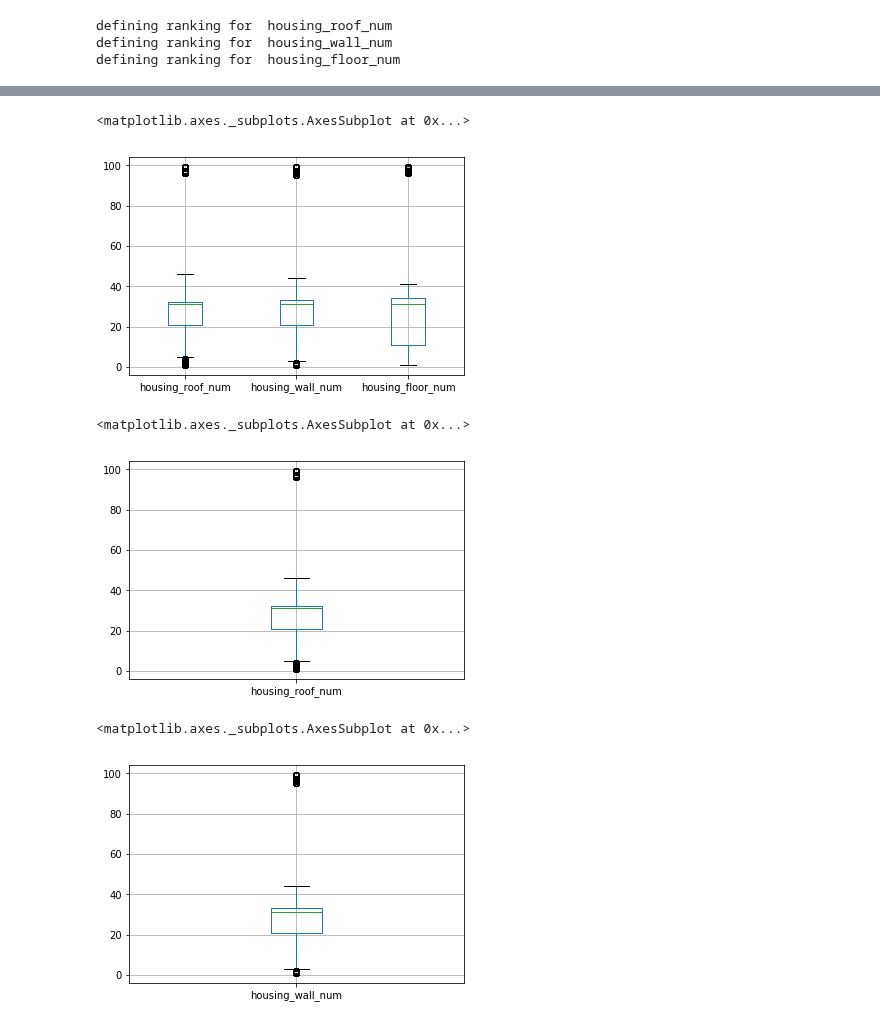
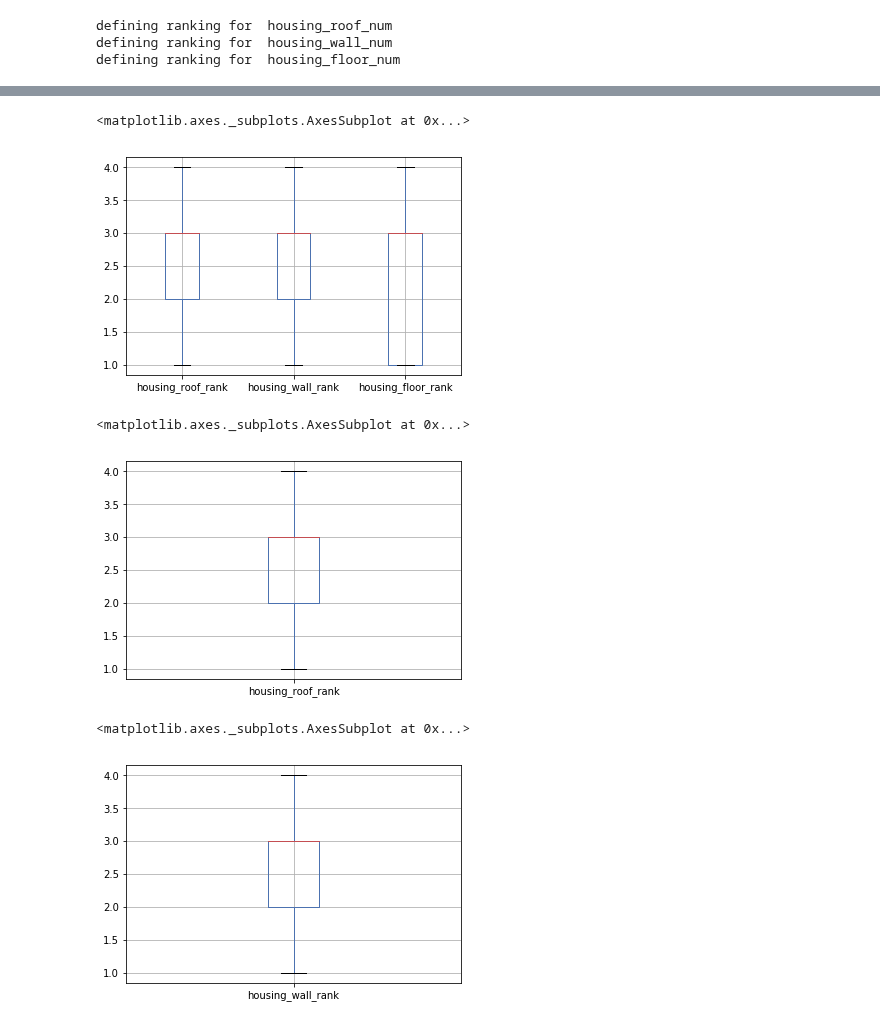
Before and after one commit to rfcai/hpc-housing-quality, a Jupyter notebook: hp_classify/visualization.ipynb, the cells around one changed output, grey strips where cells are left out. Saved outputs shown, nothing was run; the diff lists cells and outputs as text; code cells hidden in the pictures.

```diff
--- a/hp_classify/visualization.ipynb
+++ b/hp_classify/visualization.ipynb
@@ -21,5 +21,5 @@ data clean!
 # %%
 df_clean = prep.remove_garbage_codes(df,
                                      ['housing_roof', 'housing_wall', 'housing_floor'],
-                                     ['nan', 'other', 'not a dejure resident', 'not dejure resident'])
+                                     ['nan', 'other', 'not a dejure resident', 'not dejure resident','NaN'])
 # %% [output]
@@ -36,5 +36,5 @@ defining ranking for  housing_floor_num
 # %%
 df_clean = prep.remove_garbage_codes(df_clean,
                                      ['housing_roof_rank', 'housing_wall_rank', 'housing_floor_rank'],
-                                     ['4', '5', '6', '7', '8', '9', 'n'])
+                                     ['4', '5', '6', '7', '8', '9', 'n','nan'])
 # %% [output]
@@ -105,5 +45,5 @@ print(df)
 # %%
 #change the varibale type from object to float
-df_clean['housing_roof_num'] = pd.to_numeric(df['housing_roof_num'].str.replace(' ', ' '),errors = 'force')
-df_clean['housing_wall_num'] = pd.to_numeric(df['housing_wall_num'].str.replace(' ', ' '),errors = 'force')
-df_clean['housing_floor_num'] = pd.to_numeric(df['housing_floor_num'].str.replace(' ', ' '),errors = 'force')
+df_clean['housing_roof_rank'] = pd.to_numeric(df_clean['housing_roof_rank'].str.replace(' ', ' '),errors = 'force')
+df_clean['housing_wall_rank'] = pd.to_numeric(df_clean['housing_wall_rank'].str.replace(' ', ' '),errors = 'force')
+df_clean['housing_floor_rank'] = pd.to_numeric(df_clean['housing_floor_rank'].str.replace(' ', ' '),errors = 'force')
@@ -130,0 +105,13 @@ array([[<matplotlib.axes._subplots.AxesSubplot object at 0x...>]],
+# %%
+import numpy as np
+import matplotlib.pyplot as plt
+plt.style.use('seaborn-deep')
+
+x = df1
+y = df2
+z = df3
+bins = np.linspace(0,5,7)
+
+plt.hist([x, y,z], bins, label=['housing_roof', 'housing_floor','housing_wall'])
+plt.legend(loc='upper right')
+plt.show()
@@ -131,17 +120,17 @@ array([[<matplotlib.axes._subplots.AxesSubplot object at 0x...>]],
 # %%
 #boxplt of these three variable
-df_clean.boxplot(column = ['housing_roof_num', 'housing_wall_num', 'housing_floor_num'])
+df_clean.boxplot(column = ['housing_roof_rank', 'housing_wall_rank', 'housing_floor_rank'])
 # %% [output]
 <matplotlib.axes._subplots.AxesSubplot at 0x...>
-[figure, old version]
+[figure, new version]
 # %%
-df_clean.boxplot(column = ['housing_roof_num'])
+df_clean.boxplot(column = ['housing_roof_rank'])
 # %% [output]
 <matplotlib.axes._subplots.AxesSubplot at 0x...>
-[figure, old version]
+[figure, new version]
 # %%
-df_clean.boxplot(column = ['housing_wall_num'])
+df_clean.boxplot(column = ['housing_wall_rank'])
 # %% [output]
 <matplotlib.axes._subplots.AxesSubplot at 0x...>
-[figure, old version]
+[figure, new version]
 # %%
```
Also changed, not shown: parts of 21 cells of this notebook.
